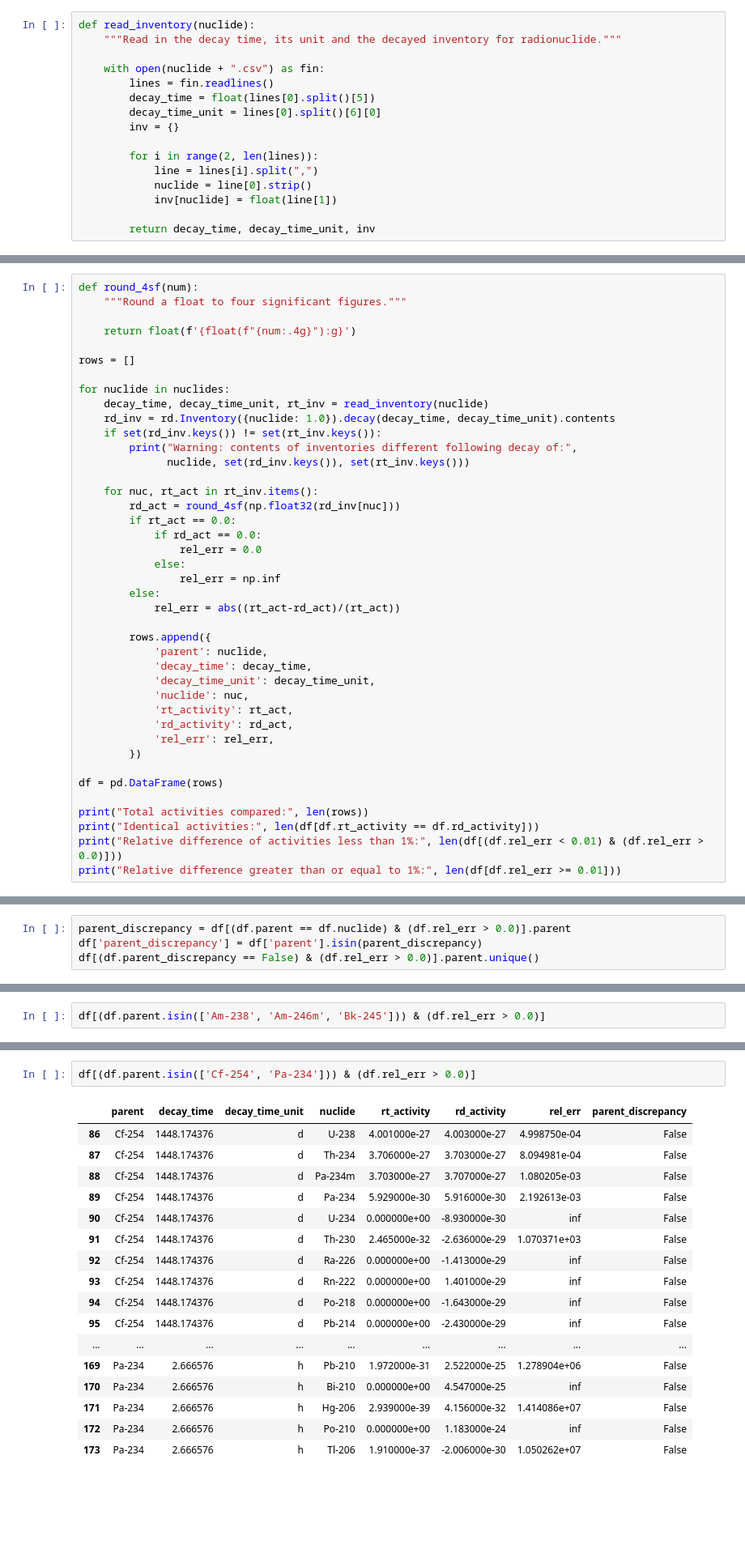
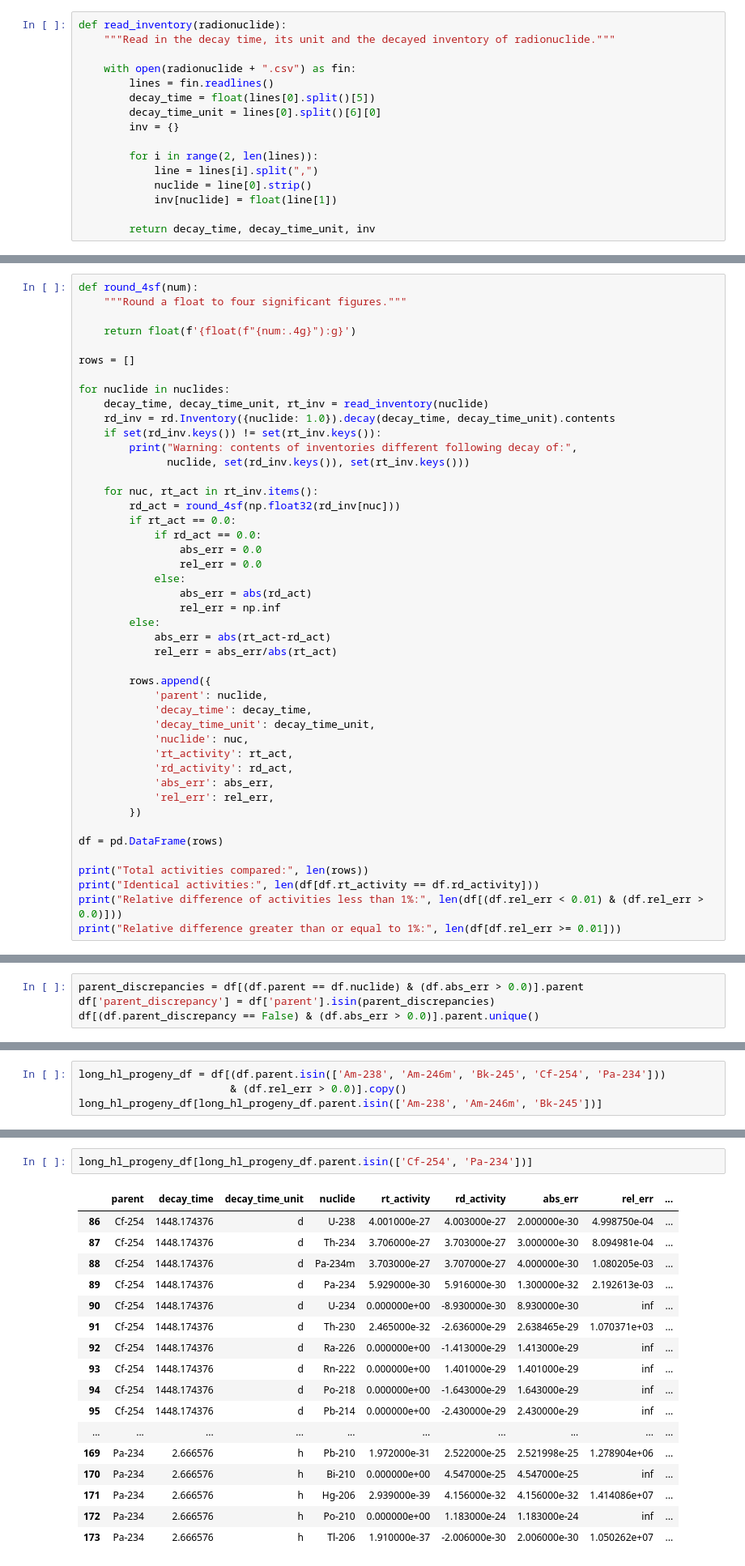
Before and after one commit to radioactivedecay/radioactivedecay, a Jupyter notebook: notebooks/comparisons/radiological_toolbox/radiological_toolbox_compare.ipynb, the cells around one changed output, grey strips where cells are left out. Shown at 81% size. Saved outputs shown, nothing was run; the diff lists cells and outputs as text; blank space fills up the shorter version.

```diff
--- a/notebooks/comparisons/radiological_toolbox/radiological_toolbox_compare.ipynb
+++ b/notebooks/comparisons/radiological_toolbox/radiological_toolbox_compare.ipynb
@@ -18,8 +21,8 @@ Define a function to read in a CSV file from Radiological Toolbox containing dec
 # %%
-def read_inventory(nuclide):
-    """Read in the decay time, its unit and the decayed inventory for radionuclide."""
+def read_inventory(radionuclide):
+    """Read in the decay time, its unit and the decayed inventory of radionuclide."""
 
-    with open(nuclide + ".csv") as fin:
+    with open(radionuclide + ".csv") as fin:
         lines = fin.readlines()
         decay_time = float(lines[0].split()[5])
         decay_time_unit = lines[0].split()[6][0]
@@ -60,11 +65,14 @@ for nuclide in nuclides:
         rd_act = round_4sf(np.float32(rd_inv[nuc]))
         if rt_act == 0.0:
             if rd_act == 0.0:
+                abs_err = 0.0
                 rel_err = 0.0
             else:
+                abs_err = abs(rd_act)
                 rel_err = np.inf
         else:
-            rel_err = abs((rt_act-rd_act)/(rt_act))
+            abs_err = abs(rt_act-rd_act)
+            rel_err = abs_err/abs(rt_act)
 
         rows.append({
             'parent': nuclide,
@@ -73,6 +81,7 @@ for nuclide in nuclides:
             'nuclide': nuc,
             'rt_activity': rt_act,
             'rd_activity': rd_act,
+            'abs_err': abs_err,
             'rel_err': rel_err,
         })
 
@@ -114,9 +124,9 @@ For the other radionuclides (Fr-219, Nb-99, O-14, Ra-220, Sc-42m and Xe-127m), R
 
 Now we focus on the discrepancies that occur below the parent radionuclide in the decay chains. The chains affected are:
 # %%
-parent_discrepancy = df[(df.parent == df.nuclide) & (df.rel_err > 0.0)].parent
-df['parent_discrepancy'] = df['parent'].isin(parent_discrepancy)
-df[(df.parent_discrepancy == False) & (df.rel_err > 0.0)].parent.unique()
+parent_discrepancies = df[(df.parent == df.nuclide) & (df.abs_err > 0.0)].parent
+df['parent_discrepancy'] = df['parent'].isin(parent_discrepancies)
+df[(df.parent_discrepancy == False) & (df.abs_err > 0.0)].parent.unique()
 # %% [output]
 array(['Am-238', 'Am-246m', 'Au-187', 'Bk-245', 'Cf-254', 'Cs-121m',
        'Pa-234'], dtype=object)
@@ -137,3 +148,5 @@ See also the discussion in PyNE's [decay manual](https://pyne.io/theorymanual/de
 # %%
-df[(df.parent.isin(['Am-238', 'Am-246m', 'Bk-245'])) & (df.rel_err > 0.0)]
+long_hl_progeny_df = df[(df.parent.isin(['Am-238', 'Am-246m', 'Bk-245', 'Cf-254', 'Pa-234']))
+                        & (df.rel_err > 0.0)].copy()
+long_hl_progeny_df[long_hl_progeny_df.parent.isin(['Am-238', 'Am-246m', 'Bk-245'])]
 # %% [output]
@@ -157,20 +170,20 @@ df[(df.parent.isin(['Am-238', 'Am-246m', 'Bk-245'])) & (df.rel_err > 0.0)]
 # %%
-df[(df.parent.isin(['Cf-254', 'Pa-234'])) & (df.rel_err > 0.0)]
+long_hl_progeny_df[long_hl_progeny_df.parent.isin(['Cf-254', 'Pa-234'])]
 # %% [output]
-|  | parent | decay_time | decay_time_unit | nuclide | rt_activity | rd_activity | rel_err | parent_discrepancy |
-| 86 | Cf-254 | 1448.174376 | d | U-238 | 4.001000e-27 | 4.003000e-27 | 4.998750e-04 | False |
-| 87 | Cf-254 | 1448.174376 | d | Th-234 | 3.706000e-27 | 3.703000e-27 | 8.094981e-04 | False |
-| 88 | Cf-254 | 1448.174376 | d | Pa-234m | 3.703000e-27 | 3.707000e-27 | 1.080205e-03 | False |
-| 89 | Cf-254 | 1448.174376 | d | Pa-234 | 5.929000e-30 | 5.916000e-30 | 2.192613e-03 | False |
-| 90 | Cf-254 | 1448.174376 | d | U-234 | 0.000000e+00 | -8.930000e-30 | inf | False |
-| 91 | Cf-254 | 1448.174376 | d | Th-230 | 2.465000e-32 | -2.636000e-29 | 1.070371e+03 | False |
-| 92 | Cf-254 | 1448.174376 | d | Ra-226 | 0.000000e+00 | -1.413000e-29 | inf | False |
-| 93 | Cf-254 | 1448.174376 | d | Rn-222 | 0.000000e+00 | 1.401000e-29 | inf | False |
-| 94 | Cf-254 | 1448.174376 | d | Po-218 | 0.000000e+00 | -1.643000e-29 | inf | False |
-| 95 | Cf-254 | 1448.174376 | d | Pb-214 | 0.000000e+00 | -2.430000e-29 | inf | False |
-| ... | ... | ... | ... | ... | ... | ... | ... | ... |
-| 169 | Pa-234 | 2.666576 | h | Pb-210 | 1.972000e-31 | 2.522000e-25 | 1.278904e+06 | False |
-| 170 | Pa-234 | 2.666576 | h | Bi-210 | 0.000000e+00 | 4.547000e-25 | inf | False |
-| 171 | Pa-234 | 2.666576 | h | Hg-206 | 2.939000e-39 | 4.156000e-32 | 1.414086e+07 | False |
-| 172 | Pa-234 | 2.666576 | h | Po-210 | 0.000000e+00 | 1.183000e-24 | inf | False |
-| 173 | Pa-234 | 2.666576 | h | Tl-206 | 1.910000e-37 | -2.006000e-30 | 1.050262e+07 | False |
+|  | parent | decay_time | decay_time_unit | nuclide | rt_activity | rd_activity | abs_err | rel_err | ... |
+| 86 | Cf-254 | 1448.174376 | d | U-238 | 4.001000e-27 | 4.003000e-27 | 2.000000e-30 | 4.998750e-04 | ... |
+| 87 | Cf-254 | 1448.174376 | d | Th-234 | 3.706000e-27 | 3.703000e-27 | 3.000000e-30 | 8.094981e-04 | ... |
+| 88 | Cf-254 | 1448.174376 | d | Pa-234m | 3.703000e-27 | 3.707000e-27 | 4.000000e-30 | 1.080205e-03 | ... |
+| 89 | Cf-254 | 1448.174376 | d | Pa-234 | 5.929000e-30 | 5.916000e-30 | 1.300000e-32 | 2.192613e-03 | ... |
+| 90 | Cf-254 | 1448.174376 | d | U-234 | 0.000000e+00 | -8.930000e-30 | 8.930000e-30 | inf | ... |
+| 91 | Cf-254 | 1448.174376 | d | Th-230 | 2.465000e-32 | -2.636000e-29 | 2.638465e-29 | 1.070371e+03 | ... |
+| 92 | Cf-254 | 1448.174376 | d | Ra-226 | 0.000000e+00 | -1.413000e-29 | 1.413000e-29 | inf | ... |
+| 93 | Cf-254 | 1448.174376 | d | Rn-222 | 0.000000e+00 | 1.401000e-29 | 1.401000e-29 | inf | ... |
+| 94 | Cf-254 | 1448.174376 | d | Po-218 | 0.000000e+00 | -1.643000e-29 | 1.643000e-29 | inf | ... |
+| 95 | Cf-254 | 1448.174376 | d | Pb-214 | 0.000000e+00 | -2.430000e-29 | 2.430000e-29 | inf | ... |
+| ... | ... | ... | ... | ... | ... | ... | ... | ... | ... |
+| 169 | Pa-234 | 2.666576 | h | Pb-210 | 1.972000e-31 | 2.522000e-25 | 2.521998e-25 | 1.278904e+06 | ... |
+| 170 | Pa-234 | 2.666576 | h | Bi-210 | 0.000000e+00 | 4.547000e-25 | 4.547000e-25 | inf | ... |
+| 171 | Pa-234 | 2.666576 | h | Hg-206 | 2.939000e-39 | 4.156000e-32 | 4.156000e-32 | 1.414086e+07 | ... |
+| 172 | Pa-234 | 2.666576 | h | Po-210 | 0.000000e+00 | 1.183000e-24 | 1.183000e-24 | inf | ... |
+| 173 | Pa-234 | 2.666576 | h | Tl-206 | 1.910000e-37 | -2.006000e-30 | 2.006000e-30 | 1.050262e+07 | ... |
```
Also changed, not shown: parts of 15 cells of this notebook, 3 other files.
